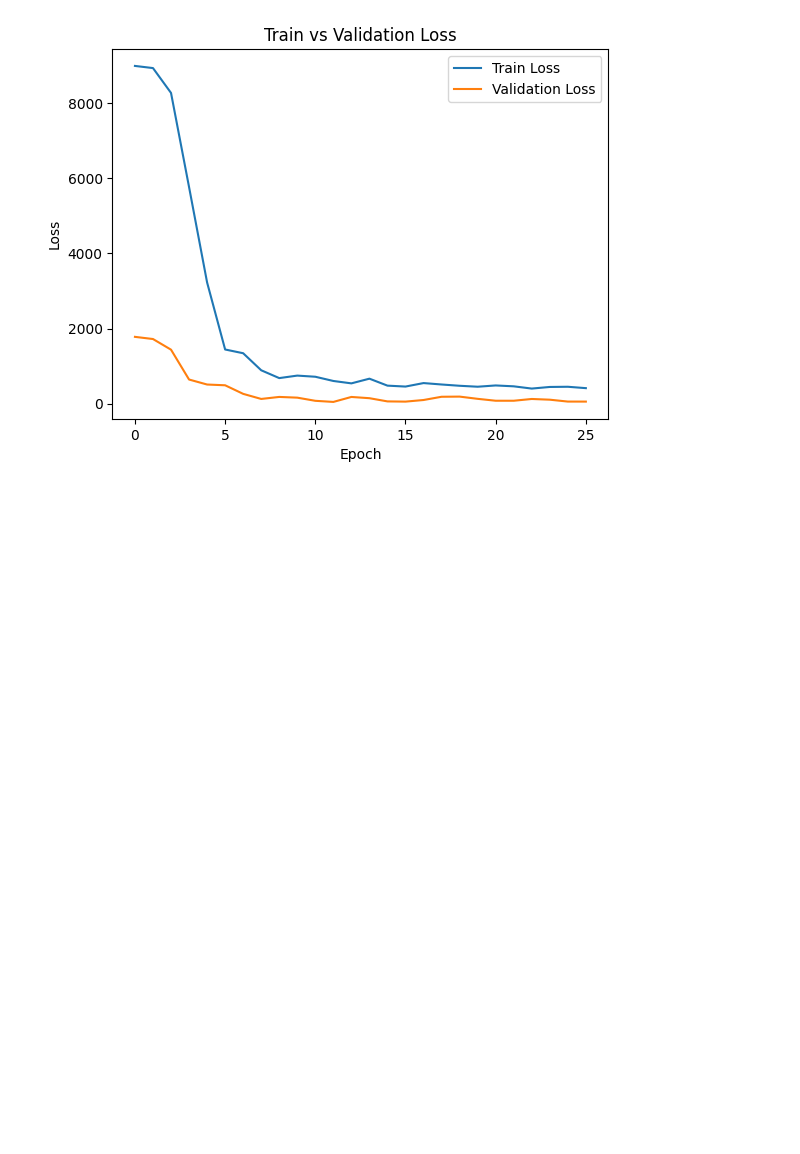
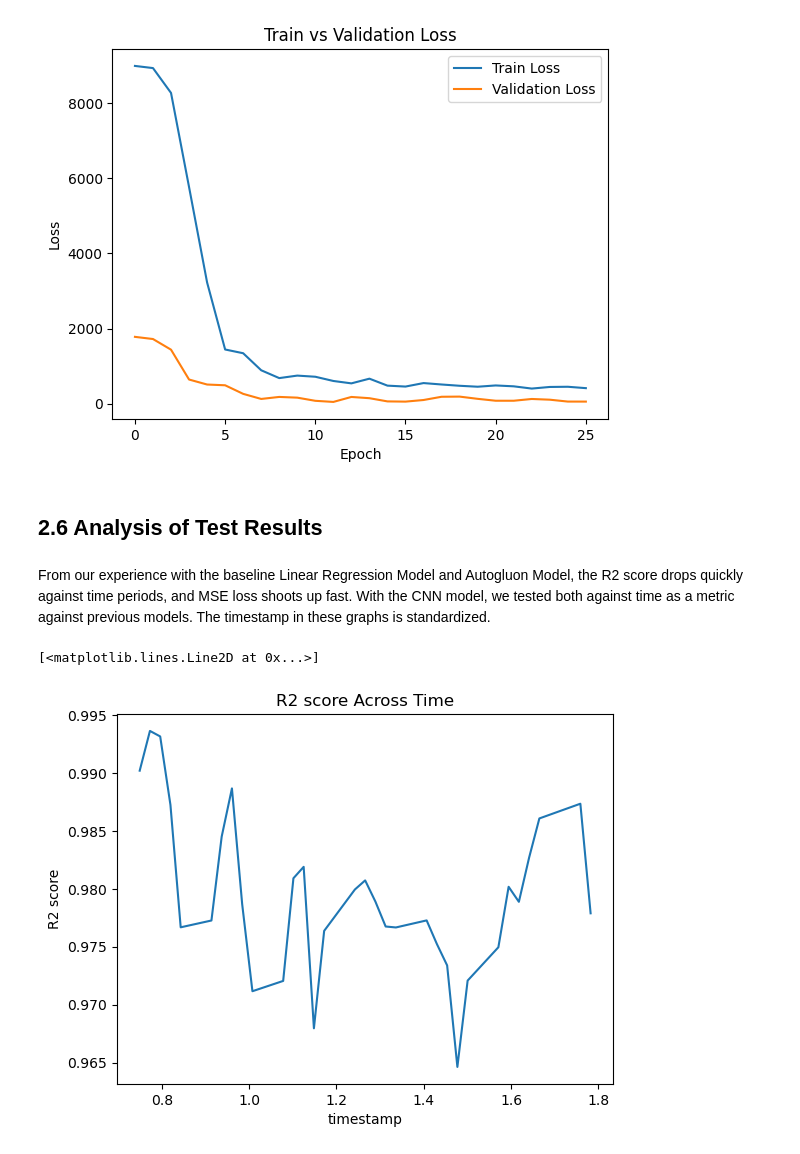
Before and after one commit to Yichen-Wang-2003/24W-PIC16B-Group4, a Jupyter notebook: CNN_post.ipynb, the cells around one changed output. Saved outputs shown, nothing was run; the diff lists cells and outputs as text; code cells hidden in the pictures; blank space fills up the shorter version.

Commit message:
Add both graphs in CNN_posts and write a short explanation

```diff
--- a/CNN_post.ipynb
+++ b/CNN_post.ipynb
@@ -393,3 +393,21 @@ plt.title("Train vs Validation Loss")
 plt.show()
 # %% [output]
 [figure]
+# %% [markdown]
+## 2.6 Analysis of Test Results
+# %% [markdown]
+From our experience with the baseline Linear Regression Model and Autogluon Model, the R2 score drops quickly against time periods, and MSE loss shoots up fast. With the CNN model, we tested both against time as a metric against previous models. The timestamp in these graphs is standardized.
+# %%
+import pandas as pd
+import matplotlib.pyplot as plt
+from sklearn import metrics
+
+result_df = pd.read_csv('data/Test_result_analysis.csv')
+# %%
+plt.xlabel('timestamp')
+plt.ylabel('R2 score')
+plt.title("R2 score Across Time")
+plt.plot(result_df[['[QUOTE_UNIXTIME]', 'true_intrinsic', 'pred_intrinsic']].groupby('[QUOTE_UNIXTIME]').apply(lambda x: metrics.r2_score(x['true_intrinsic'], x['pred_intrinsic'])))
+# %% [output]
+[<matplotlib.lines.Line2D at 0x...>]
+[figure, added]
```
Also changed, not shown: parts of 2 cells of this notebook.
